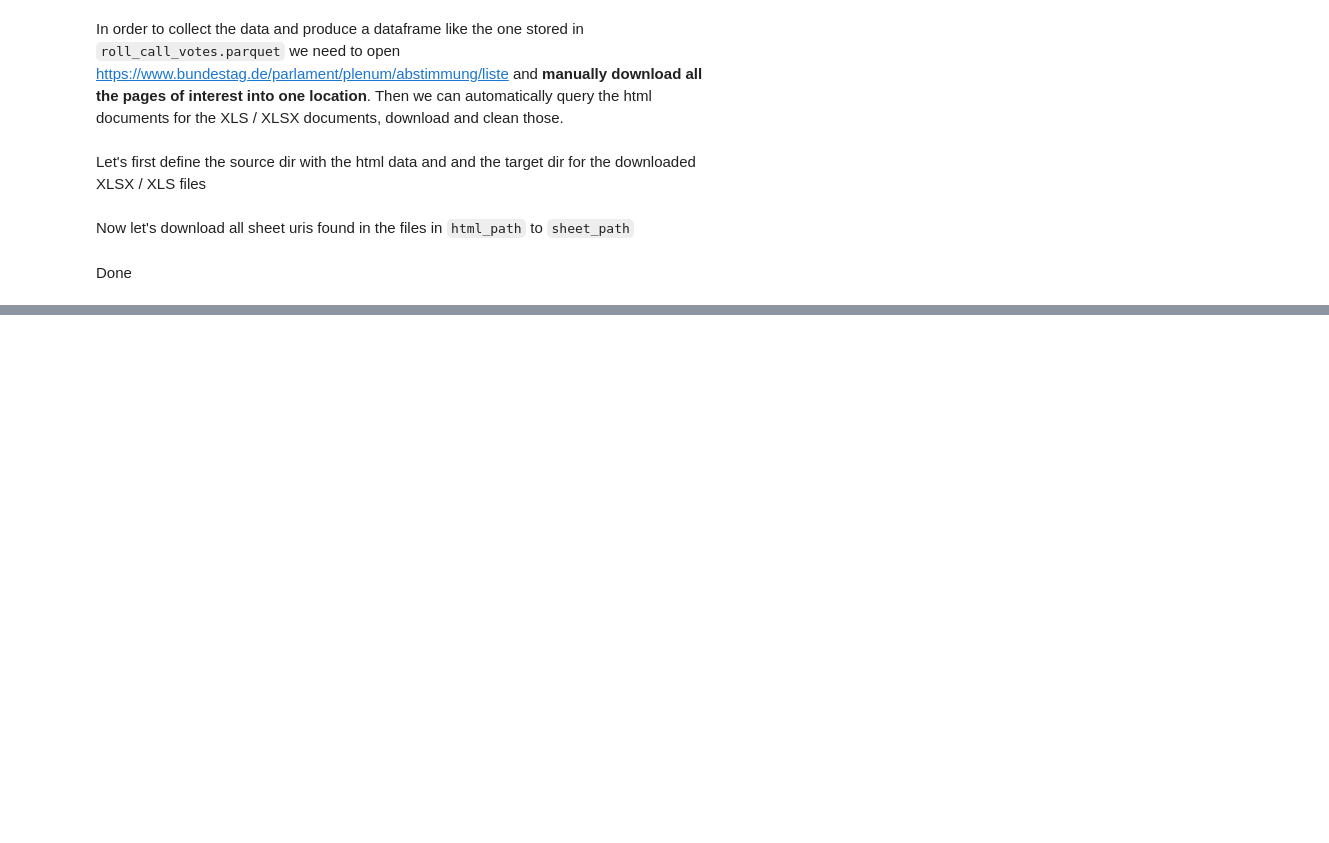
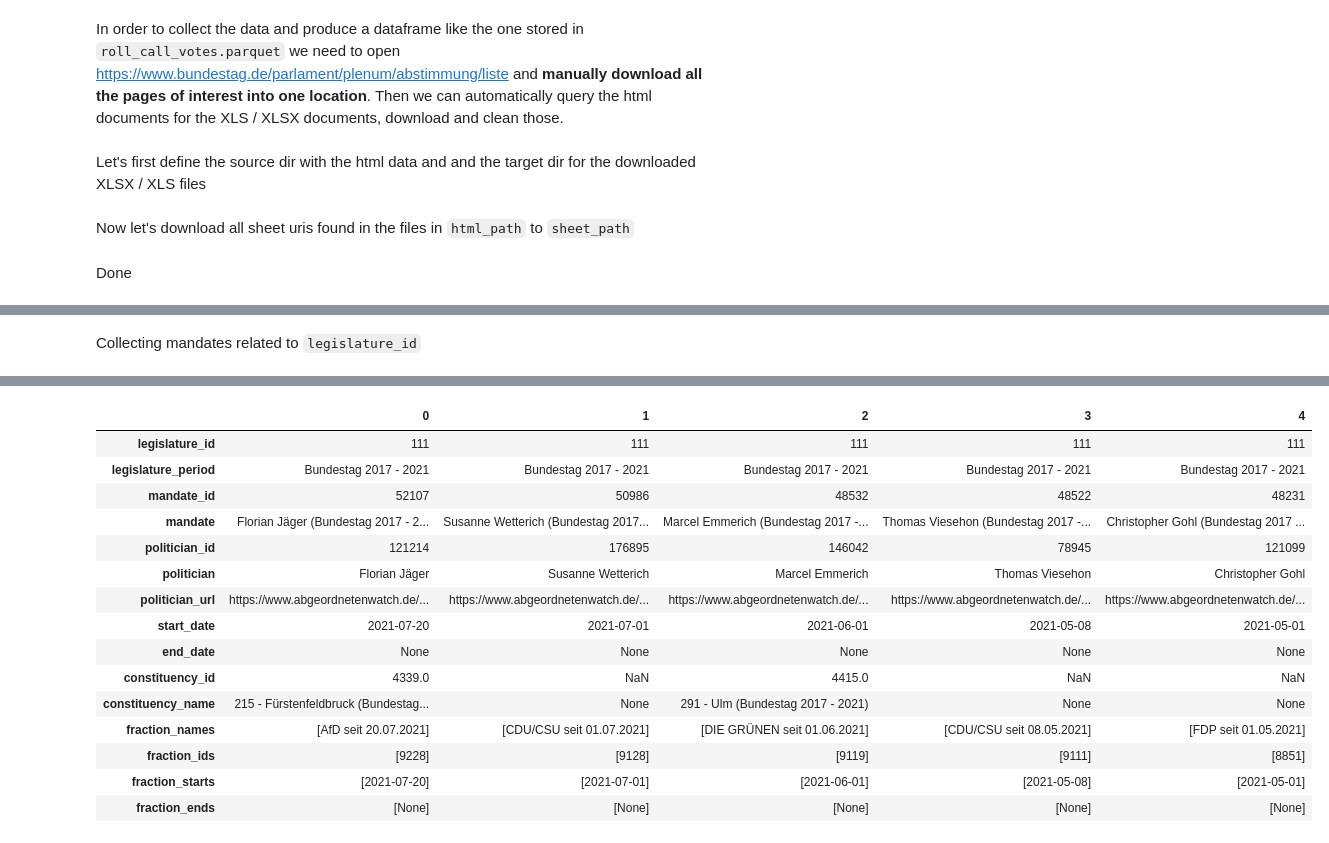
Before and after one commit to eschmidt42/bundestag, a Jupyter notebook: nbs/index.ipynb, the cells around one changed output, grey strips where cells are left out. Saved outputs shown, nothing was run; the diff lists cells and outputs as text; code cells hidden in the pictures; blank space fills up the shorter version.

```diff
--- a/nbs/index.ipynb
+++ b/nbs/index.ipynb
@@ -90,0 +105,3 @@ Done
+# %%
+dry = True # set `True` for testing, `False` otherwise
+legislature_id = 111
@@ -90,0 +130,11 @@ Done
+# %% [markdown]
+Collecting mandates related to `legislature_id`
+# %%
+# http request
+info = aw.get_mandates_info(legislature_id,dry=dry)
+# storing response json
+aw.store_mandates_info(info, legislature_id, dry=dry)
+# parsing json (requires prior storage)
+df = aw.get_mandates_df(legislature_id)
+df.head().T
+# %% [output]
@@ -90,0 +144,16 @@ Done
+|  | 0 | 1 | 2 | 3 | 4 |
+| legislature_id | 111 | 111 | 111 | 111 | 111 |
+| legislature_period | Bundestag 2017 - 2021 | Bundestag 2017 - 2021 | Bundestag 2017 - 2021 | Bundestag 2017 - 2021 | Bundestag 2017 - 2021 |
+| mandate_id | 52107 | 50986 | 48532 | 48522 | 48231 |
+| mandate | Florian Jäger (Bundestag 2017 - 2... | Susanne Wetterich (Bundestag 2017... | Marcel Emmerich (Bundestag 2017 -... | Thomas Viesehon (Bundestag 2017 -... | Christopher Gohl (Bundestag 2017 ... |
+| politician_id | 121214 | 176895 | 146042 | 78945 | 121099 |
+| politician | Florian Jäger | Susanne Wetterich | Marcel Emmerich | Thomas Viesehon | Christopher Gohl |
+| politician_url | https://www.abgeordnetenwatch.de/... | https://www.abgeordnetenwatch.de/... | https://www.abgeordnetenwatch.de/... | https://www.abgeordnetenwatch.de/... | https://www.abgeordnetenwatch.de/... |
+| start_date | 2021-07-20 | 2021-07-01 | 2021-06-01 | 2021-05-08 | 2021-05-01 |
+| end_date | None | None | None | None | None |
+| constituency_id | 4339.0 | NaN | 4415.0 | NaN | NaN |
+| constituency_name | 215 - Fürstenfeldbruck (Bundestag... | None | 291 - Ulm (Bundestag 2017 - 2021) | None | None |
+| fraction_names | [AfD seit 20.07.2021] | [CDU/CSU seit 01.07.2021] | [DIE GRÜNEN seit 01.06.2021] | [CDU/CSU seit 08.05.2021] | [FDP seit 01.05.2021] |
+| fraction_ids | [9228] | [9128] | [9119] | [9111] | [8851] |
+| fraction_starts | [2021-07-20] | [2021-07-01] | [2021-06-01] | [2021-05-08] | [2021-05-01] |
+| fraction_ends | [None] | [None] | [None] | [None] | [None] |
```
Also changed, not shown: parts of 62 cells of this notebook.
